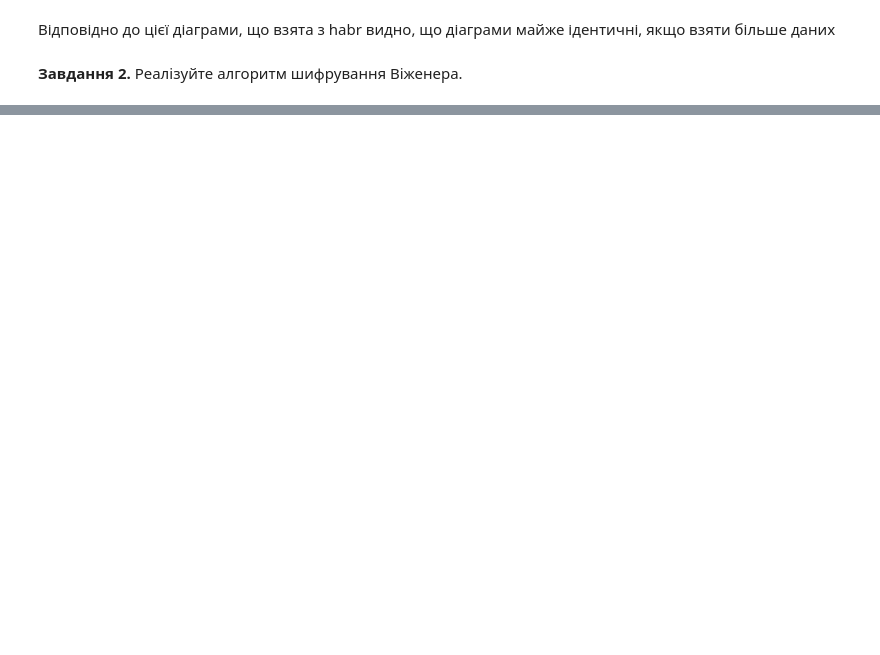
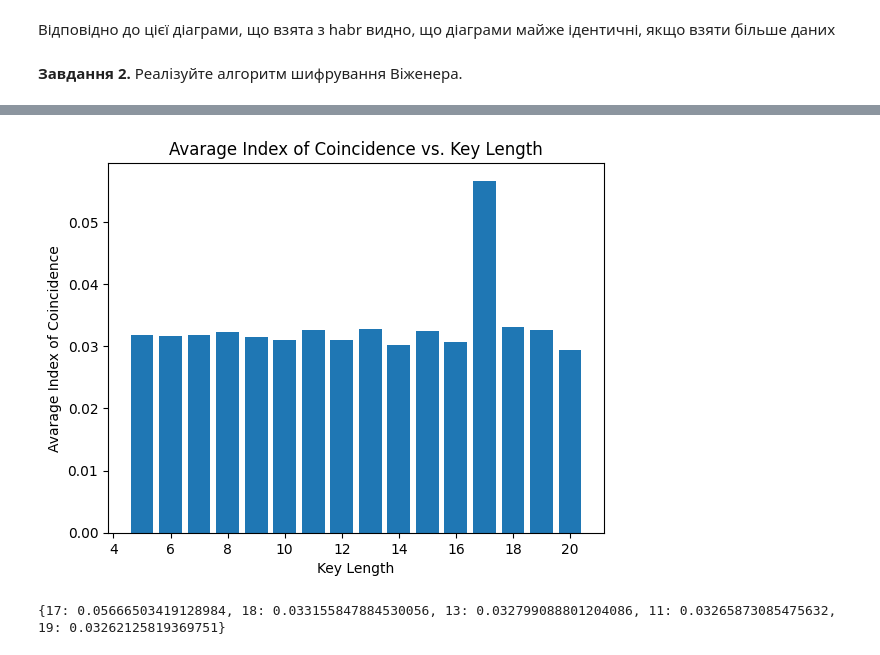
Before and after one commit to staaason/Labs_crypto, a Jupyter notebook: lab1/Lab1.ipynb, the cells around one changed output, grey strips where cells are left out. Drawn from its saved outputs; the diff is of its cells as text; code cells hidden in the pictures; blank space fills up the shorter version.

```diff
--- a/lab1/Lab1.ipynb
+++ b/lab1/Lab1.ipynb
@@ -208,0 +120,49 @@ Best score: -59.585064345170025 key length 24 :"БЮАФІЕЕББҐЬГЙГЧЮ
+# %%
+'''
+This function takes in a string of text and calculates its Index of Coincidence (IOC),
+which is a measure of how similar the frequencies of letters
+in the text are to the frequencies of letters in a typical language.
+'''
+def index_of_coincidence(text):
+    n = len(text)
+    frequencies = Counter(text)
+    return sum([i*(i-1) for i in list(frequencies.values())])/(n*(n-1))
+
+'''
+ This function takes in a string of text and an integer n, and returns a list
+ of substrings of the text, where each substring consists of every nth character
+ starting from the first, second, ..., nth character, respectively.
+'''
+def get_substrings_by_stride(string, n):
+    new = [''] * n
+    for i, char in enumerate(string):
+        new[i % n] += char
+    return [s.strip() for s in new]
+
+
+
+'''
+  The function works by iterating over all potential key lengths
+  in the range [min_length, max_length],
+  getting the substrings for each key length, and then computing
+  the average IOC for those substrings. The resulting dictionary maps each
+  potential key length to its average IOC value.
+'''
+def get_potential_key_lengths(text, min_length=5, max_length=20):
+    ioc_dict = {}
+    for stride in range(min_length, max_length+1):
+        substrings = get_substrings_by_stride(text, stride)
+        ioc = sum([index_of_coincidence(s) for s in substrings])/stride
+        ioc_dict[stride] = ioc
+    return ioc_dict
+ioc_dict = get_potential_key_lengths(cipher_text)
+plt.bar(ioc_dict.keys(), ioc_dict.values())
+plt.xlabel('Key Length')
+plt.ylabel('Avarage Index of Coincidence')
+plt.title('Avarage Index of Coincidence vs. Key Length')
+plt.show()
+top_lengths_iocs = {k: v for k, v in sorted(ioc_dict.items(), key=lambda x: x[1], reverse=True)[:5]}
+print(top_lengths_iocs)
+# %% [output]
+[figure, added]
+{17: 0.05666503419128984, 18: 0.033155847884530056, 13: 0.032799088801204086, 11: 0.03265873085475632, 19: 0.03262125819369751}
```
Also changed, not shown: parts of 7 cells of this notebook.
